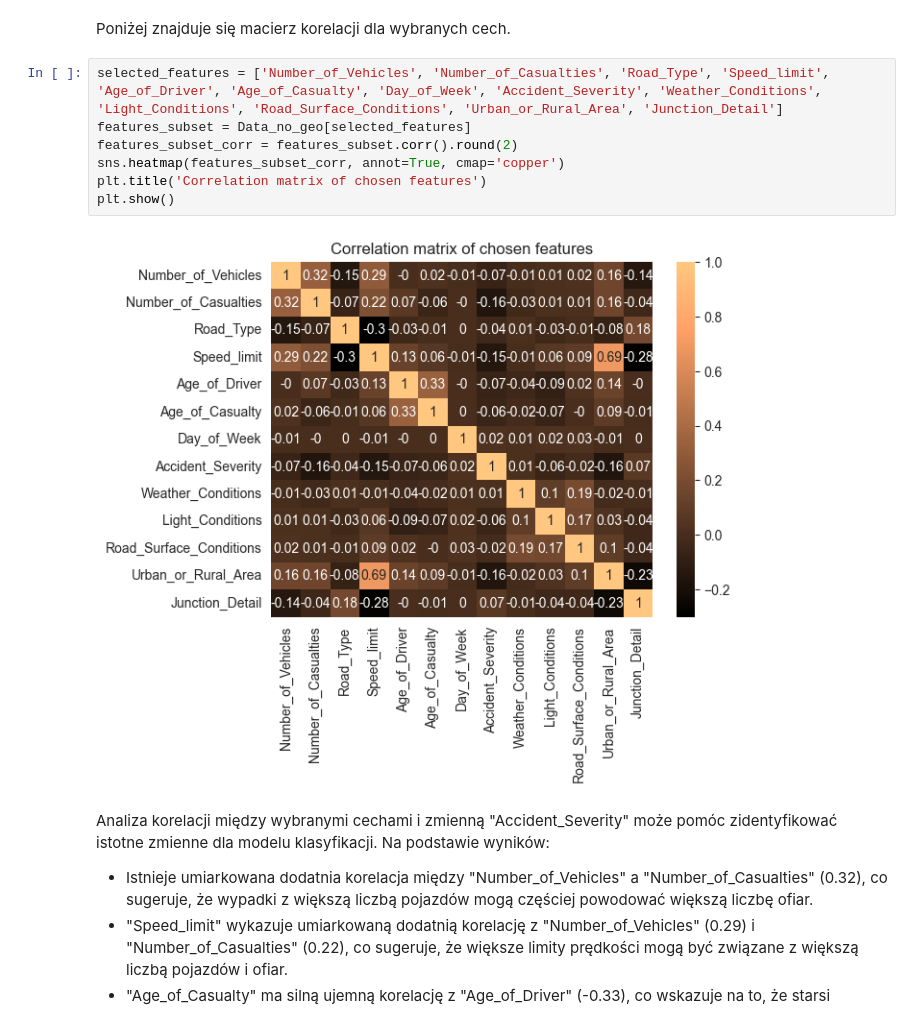
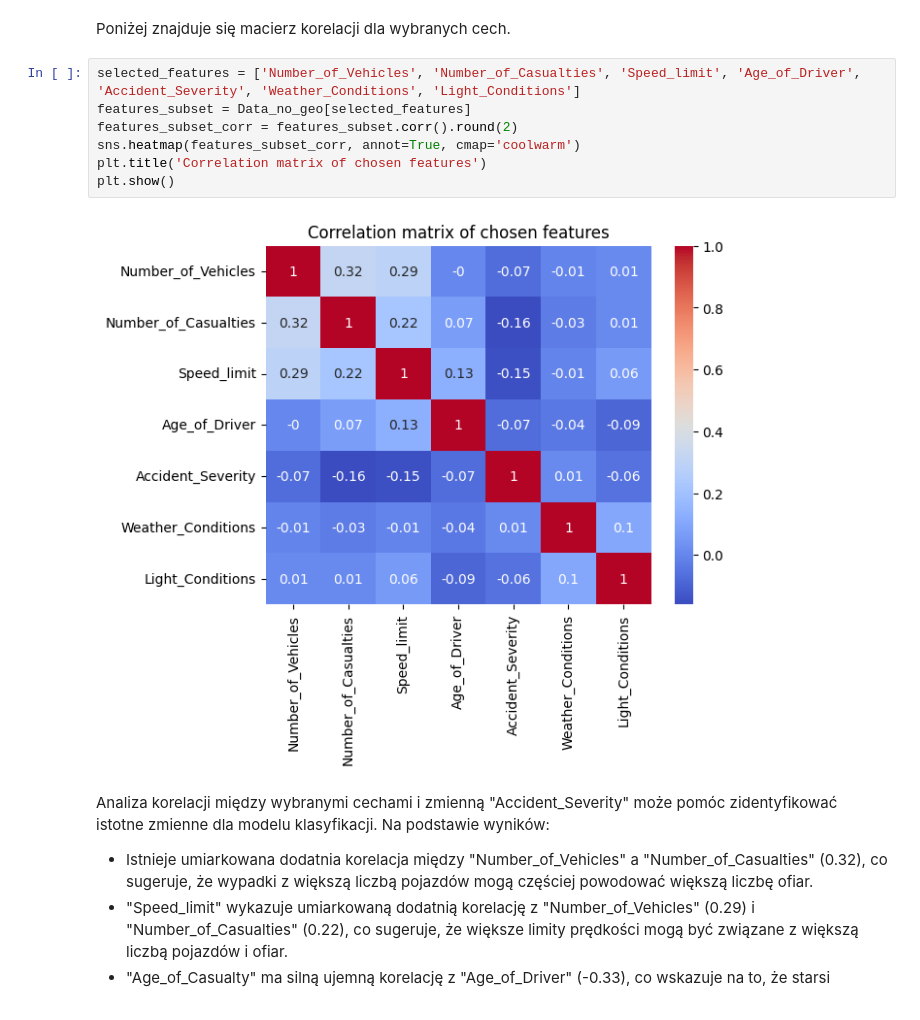
Before and after one commit to 3ldad/MOW2_Proj1, a Jupyter notebook: Analizy.ipynb, the cells around one changed output. Drawn from its saved outputs; the diff is of its cells as text.

```diff
--- a/Analizy.ipynb
+++ b/Analizy.ipynb
@@ -623,14 +625,14 @@ Macierz korelacji wszystkich zestawów danych pozwala na zrozumienie wzajemnych
 # %% [markdown]
 Poniżej znajduje się macierz korelacji dla wybranych cech.
 # %%
-selected_features = ['Number_of_Vehicles', 'Number_of_Casualties', 'Road_Type', 'Speed_limit', 'Age_of_Driver', 'Age_of_Casualty', 'Day_of_Week', 'Accident_Severity', 'Weather_Conditions', 'Light_Conditions', 'Road_Surface_Conditions', 'Urban_or_Rural_Area', 'Junction_Detail']
+selected_features = ['Number_of_Vehicles', 'Number_of_Casualties', 'Speed_limit', 'Age_of_Driver', 'Accident_Severity', 'Weather_Conditions', 'Light_Conditions']
 features_subset = Data_no_geo[selected_features]
 features_subset_corr = features_subset.corr().round(2)
-sns.heatmap(features_subset_corr, annot=True, cmap='copper')
+sns.heatmap(features_subset_corr, annot=True, cmap='coolwarm')
 plt.title('Correlation matrix of chosen features')
 plt.show()
 # %% [output]
-[figure, old version]
+[figure, new version]
 # %% [markdown]
 Analiza korelacji między wybranymi cechami i zmienną "Accident_Severity" może pomóc zidentyfikować istotne zmienne dla modelu klasyfikacji. Na podstawie wyników:
 * Istnieje umiarkowana dodatnia korelacja między "Number_of_Vehicles" a "Number_of_Casualties" (0.32), co sugeruje, że wypadki z większą liczbą pojazdów mogą częściej powodować większą liczbę ofiar.
```
Also changed, not shown: parts of 43 cells of this notebook, 1 other file.
